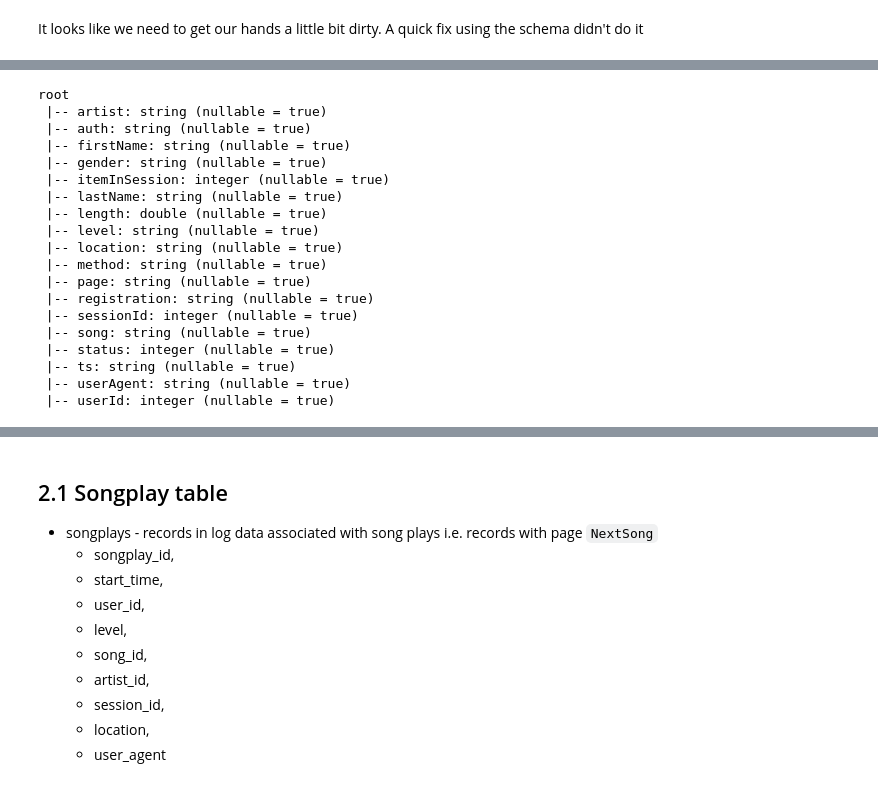
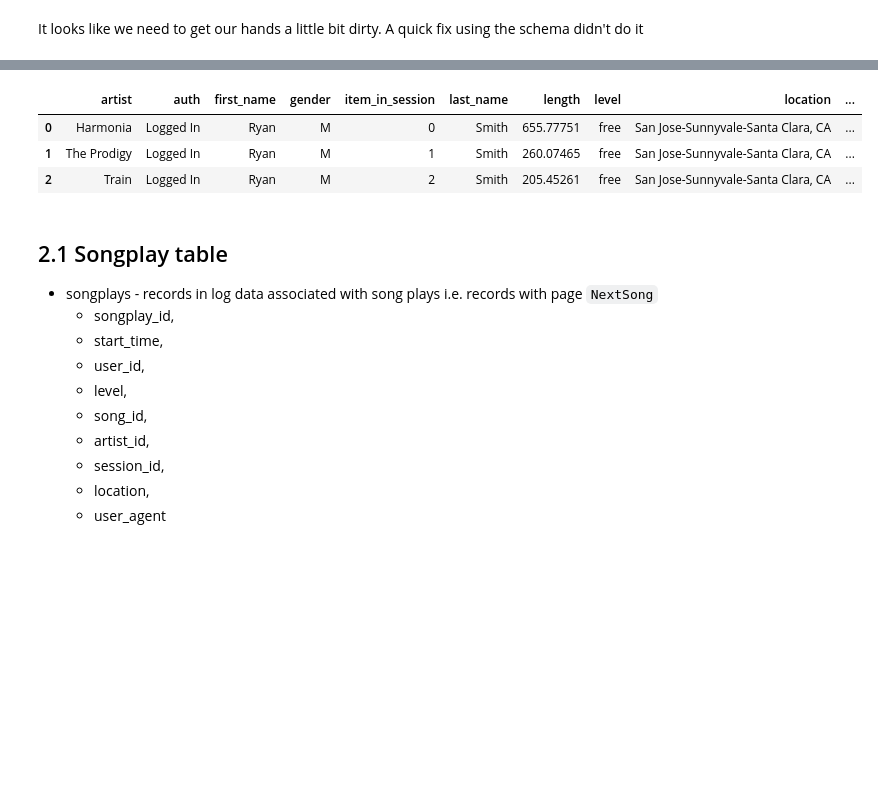
Before and after one commit to Hazem0h/Spark-DataLake-Udacity, a Jupyter notebook: etl.ipynb, the cells around one changed output, grey strips where cells are left out. Drawn from its saved outputs; the diff is of its cells as text; code cells hidden in the pictures; blank space fills up the shorter version.

```diff
--- a/etl.ipynb
+++ b/etl.ipynb
@@ -239,28 +233,6 @@ df_logs.limit(3).toPandas()
 | 0 | Harmonia | Logged In | Ryan | M | 0 | Smith | 655.77751 | free | San Jose-Sunnyvale-Santa Clara, CA | PUT | ... |
 | 1 | The Prodigy | Logged In | Ryan | M | 1 | Smith | 260.07465 | free | San Jose-Sunnyvale-Santa Clara, CA | PUT | ... |
 | 2 | Train | Logged In | Ryan | M | 2 | Smith | 205.45261 | free | San Jose-Sunnyvale-Santa Clara, CA | PUT | ... |
-# %%
-df_logs.printSchema()
-# %% [output]
-root
- |-- artist: string (nullable = true)
- |-- auth: string (nullable = true)
- |-- firstName: string (nullable = true)
- |-- gender: string (nullable = true)
- |-- itemInSession: integer (nullable = true)
- |-- lastName: string (nullable = true)
- |-- length: double (nullable = true)
- |-- level: string (nullable = true)
- |-- location: string (nullable = true)
- |-- method: string (nullable = true)
- |-- page: string (nullable = true)
- |-- registration: string (nullable = true)
- |-- sessionId: integer (nullable = true)
- |-- song: string (nullable = true)
- |-- status: integer (nullable = true)
- |-- ts: string (nullable = true)
- |-- userAgent: string (nullable = true)
- |-- userId: integer (nullable = true)
 # %%
 # renaming from camel case to  snake case
 df_logs = (
@@ -272,4 +244,5 @@ df_logs = (
     .withColumnRenamed('sessionId','session_id')
     .withColumnRenamed('userAgent', 'user_agent')
 )
+df_logs.limit(3).toPandas()
 # %% [output]
@@ -293,3 +249,7 @@ only showing top 20 rows
+|  | artist | auth | first_name | gender | item_in_session | last_name | length | level | location | ... |
+| 0 | Harmonia | Logged In | Ryan | M | 0 | Smith | 655.77751 | free | San Jose-Sunnyvale-Santa Clara, CA | ... |
+| 1 | The Prodigy | Logged In | Ryan | M | 1 | Smith | 260.07465 | free | San Jose-Sunnyvale-Santa Clara, CA | ... |
+| 2 | Train | Logged In | Ryan | M | 2 | Smith | 205.45261 | free | San Jose-Sunnyvale-Santa Clara, CA | ... |
 # %% [markdown]
 ## 2.1 Songplay table
 
```
Also changed, not shown: parts of 27 cells of this notebook, 3 other files.
